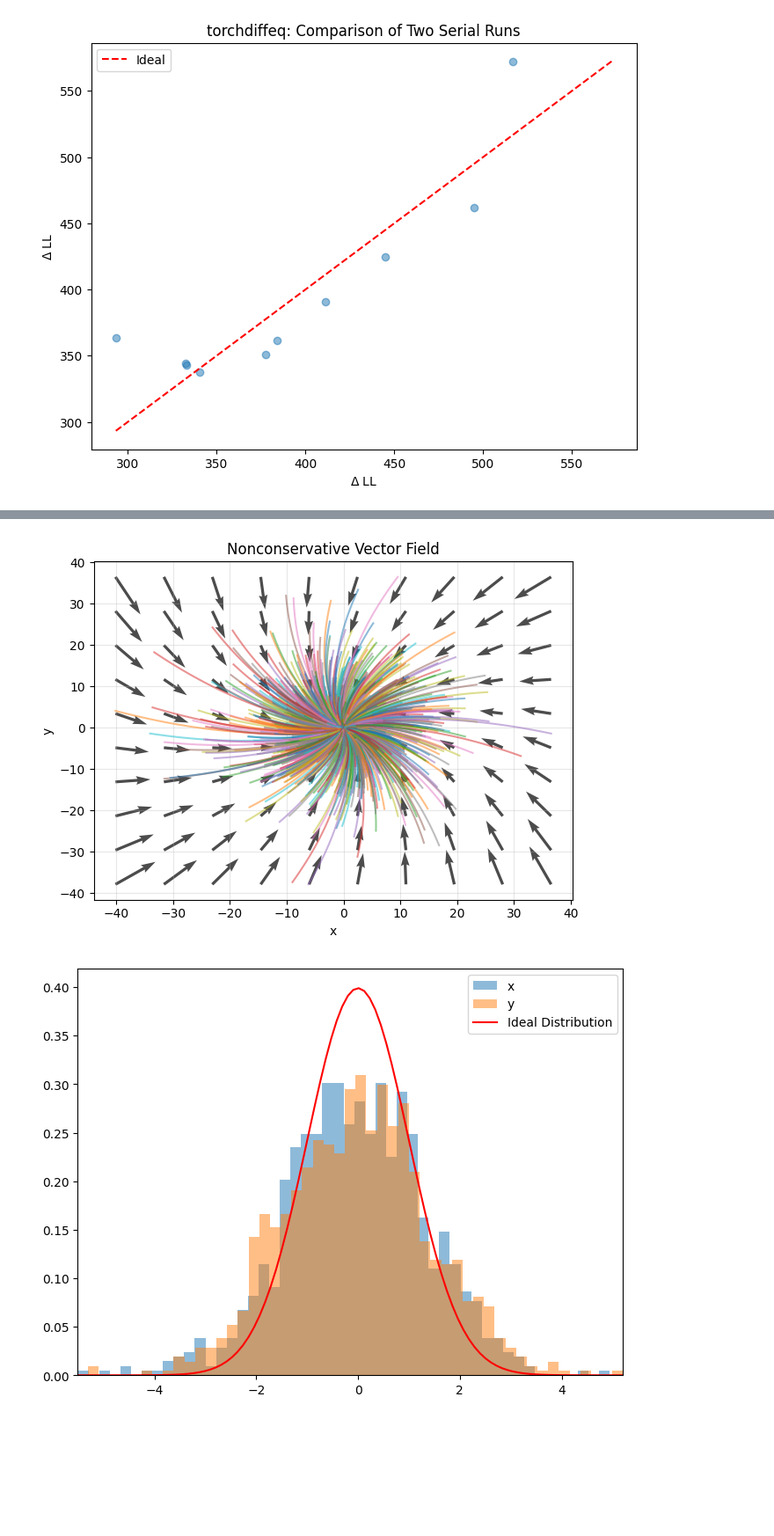
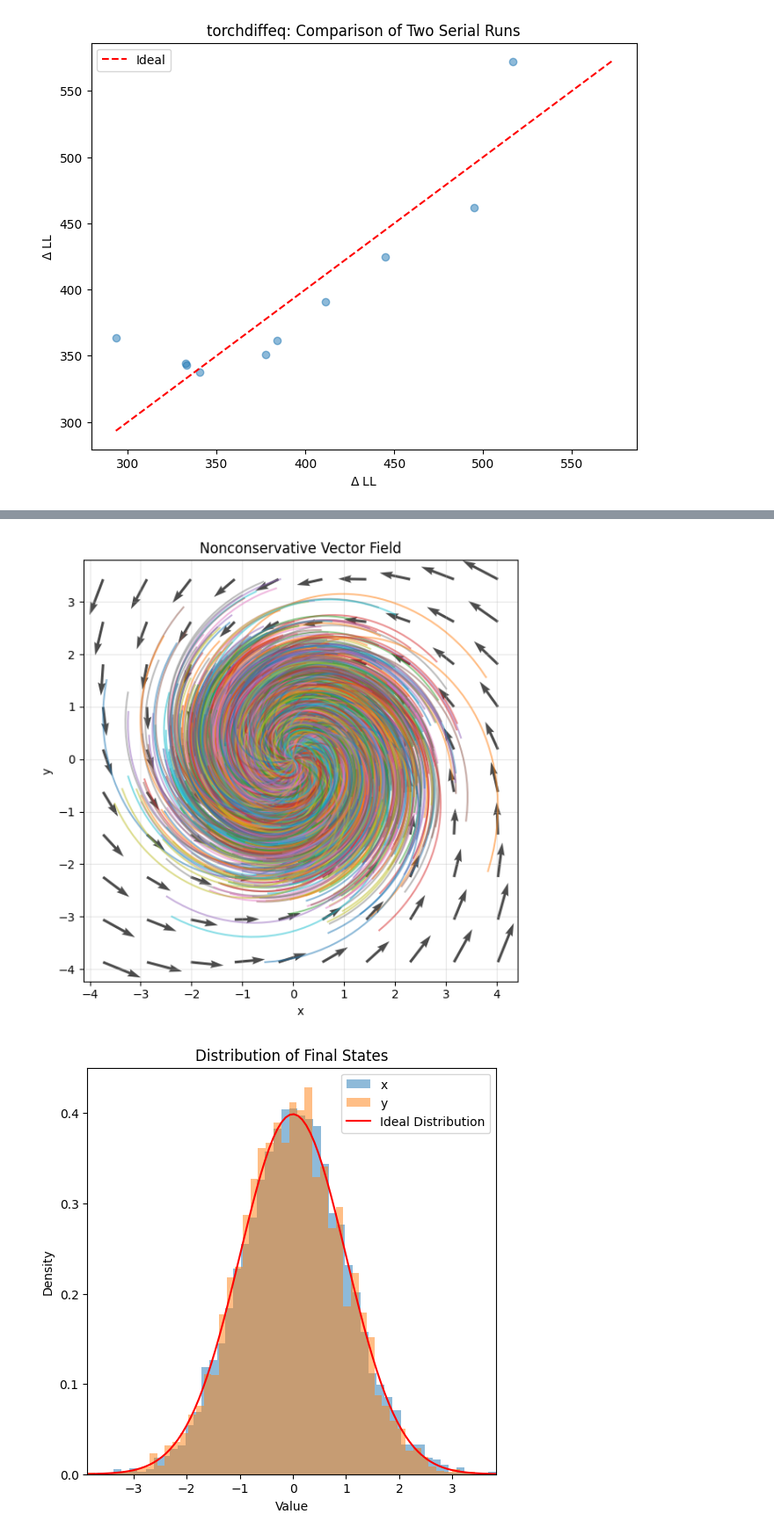
Before and after one commit to EthanZ0524/boltz-likelihoods, a Jupyter notebook: notebooks/parallel_ode.ipynb, the cells around one changed output, grey strips where cells are left out. Shown at 88% size. Drawn from its saved outputs; the diff is of its cells as text; code cells hidden in the pictures; blank space fills up the shorter version.

```diff
--- a/notebooks/parallel_ode.ipynb
+++ b/notebooks/parallel_ode.ipynb
@@ -208,15 +208,7 @@ plt.show()
 # %%
-# integrate the conservative vector field using torchode
+# integrate the vector field and compute the change in log likelihood
 
-def _score_fn_cons(x, t):
-    score = - 2 * x/t
-    return score, score
-epsilon = 0.5
-def _score_fn_noncons(x, t):
-    score = (- 2 * x/t) + epsilon * torch.stack([-x[..., 1], x[..., 0]], dim=-1)
-    return score, score
-
-def solve_ode(_score_fn_single, current_batch_size=10):
+def solve_ode(_score_fn_single, t1=0.01, t2=1.0, current_batch_size=10):
     jac = torch.func.jacrev(_score_fn_single, argnums=0, has_aux=True)
 
     def divergence_and_score_fn_single(t, x):
@@ -239,8 +231,8 @@ def solve_ode(_score_fn_single, current_batch_size=10):
         return torch.cat((update, dll_dt.unsqueeze(-1)), dim=-1)
 
     num_timepoints = 100  # Example number of time points
-    batch_structs = 10*torch.randn((current_batch_size, 2))  # Example batch of structures
-    t = torch.linspace(1,0.01, num_timepoints)  # 1D tensor with time points
+    batch_structs = torch.tensor(t1) * torch.randn((current_batch_size, 2))  # Example batch of structures
+    t = torch.linspace(t1,t2, num_timepoints)  # 1D tensor with time points
     t_batched = t.unsqueeze(0).expand(current_batch_size, -1)  # (current_batch_size, 2)
     x_min_batch = torch.cat(
     (batch_structs,
@@ -317,9 +354,8 @@ plt.plot(sol.ys[0,:, 0].detach().cpu().numpy())
 # %%
-# make a plot of the two vector fields
-# Create a grid of points for plotting the vector fields
-sol = solve_ode(_score_fn_noncons, 1000)
-xmin, xmax = sol.ys[:, :, 0].min().item(), sol.ys[:, :, 0].max().item()
-ymin, ymax = sol.ys[:, :, 1].min().item(), sol.ys[:, :, 1].max().item()
+
+non_cons_sol = solve_ode(_score_fn_noncons, t1=t1, t2=t2, current_batch_size=5000)
+xmin, xmax = non_cons_sol.ys[:, :, 0].min().item(), non_cons_sol.ys[:, :, 0].max().item()
+ymin, ymax = non_cons_sol.ys[:, :, 1].min().item(), non_cons_sol.ys[:, :, 1].max().item()
 x_range = torch.linspace(xmin, xmax, 10)
 y_range = torch.linspace(ymin, ymax, 10)
 X, Y = torch.meshgrid(x_range, y_range, indexing='ij')
@@ -327,41 +363,44 @@ positions = torch.stack([X.flatten(), Y.flatten()], dim=1)
 
 # Compute the vector fields
 conservative_forces = torch.stack([conservative_score(pos) for pos in positions])
 nonconservative_forces = torch.stack([nonconservative_score(pos) for pos in positions])
 
 # Reshape for plotting
 
 U_noncons = nonconservative_forces[:, 0].reshape(X.shape)
 V_noncons = nonconservative_forces[:, 1].reshape(X.shape)
 
 # Create subplots
-fig, (ax1) = plt.subplots()
+fig, (ax1) = plt.subplots(figsize=(6, 6))
 
 # Plot conservative field
 ax1.quiver(X, Y, U_noncons, V_noncons, alpha=0.7)
 ax1.set_title('Nonconservative Vector Field')
 ax1.set_xlabel('x')
 ax1.set_ylabel('y')
 ax1.grid(True, alpha=0.3)
 
 # Plot the trajectories from the ODE solution
-for i in range(len(sol.ys)):
-    traj = sol.ys[i].detach().cpu().numpy()
+for i in range(len(non_cons_sol.ys)):
+    traj = non_cons_sol.ys[i].detach().cpu().numpy()
     ax1.plot(traj[:, 0], traj[:, 1], alpha=0.5)
 plt.tight_layout()
 plt.show()
 
-fig, ax = plt.subplots(figsize=(8, 6))
-ax.hist(sol.ys[:, -1, 0].flatten().detach().cpu().numpy(), bins=50, density=True, alpha=0.5, label='x')
-ax.hist(sol.ys[:, -1, 1].flatten().detach().cpu().numpy(), bins=50, density=True, alpha=0.5, label='y')
-min_val = min(sol.ys[:, -1, 0].min().item(), sol.ys[:, -1, 1].min().item())
-max_val = max(sol.ys[:, -1, 0].max().item(), sol.ys[:, -1, 1].max().item())
+fig, ax = plt.subplots(figsize=(6, 6))
+ax.hist(non_cons_sol.ys[:, -1, 0].flatten().detach().cpu().numpy(), bins=50, density=True, alpha=0.5, label='x')
+ax.hist(non_cons_sol.ys[:, -1, 1].flatten().detach().cpu().numpy(), bins=50, density=True, alpha=0.5, label='y')
+min_val = min(non_cons_sol.ys[:, -1, 0].min().item(), non_cons_sol.ys[:, -1, 1].min().item())
+max_val = max(non_cons_sol.ys[:, -1, 0].max().item(), non_cons_sol.ys[:, -1, 1].max().item())
 ax.set_xlim(min_val, max_val)
-ideal_dist = torch.distributions.Normal(0, 1)
+ideal_dist = torch.distributions.Normal(0, t2)
 x_vals = torch.linspace(min_val, max_val, 100)
 ax.plot(x_vals, ideal_dist.log_prob(x_vals).exp().numpy(), color='red', label='Ideal Distribution')
+ax.set_title('Distribution of Final States')
+ax.set_xlabel('Value')
+ax.set_ylabel('Density')
 ax.legend()
 plt.show()
 # %% [output]
-[figure, old version]
+[figure, new version]
-[figure, old version]
+[figure, new version]
```
Also changed, not shown: parts of 16 cells of this notebook, 5 other files.
